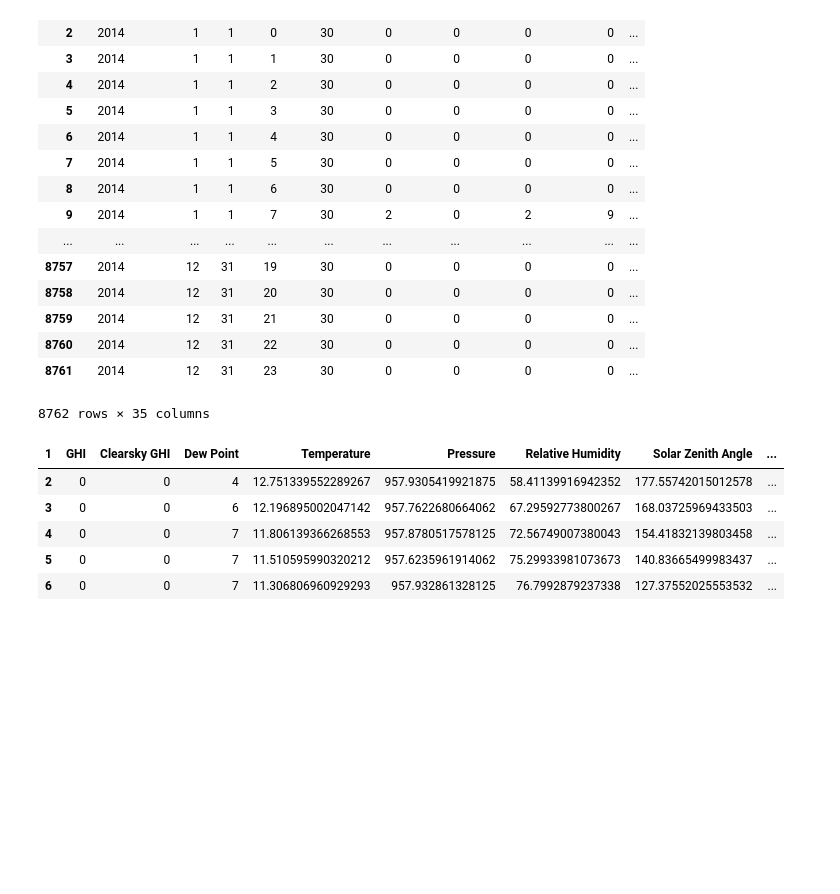
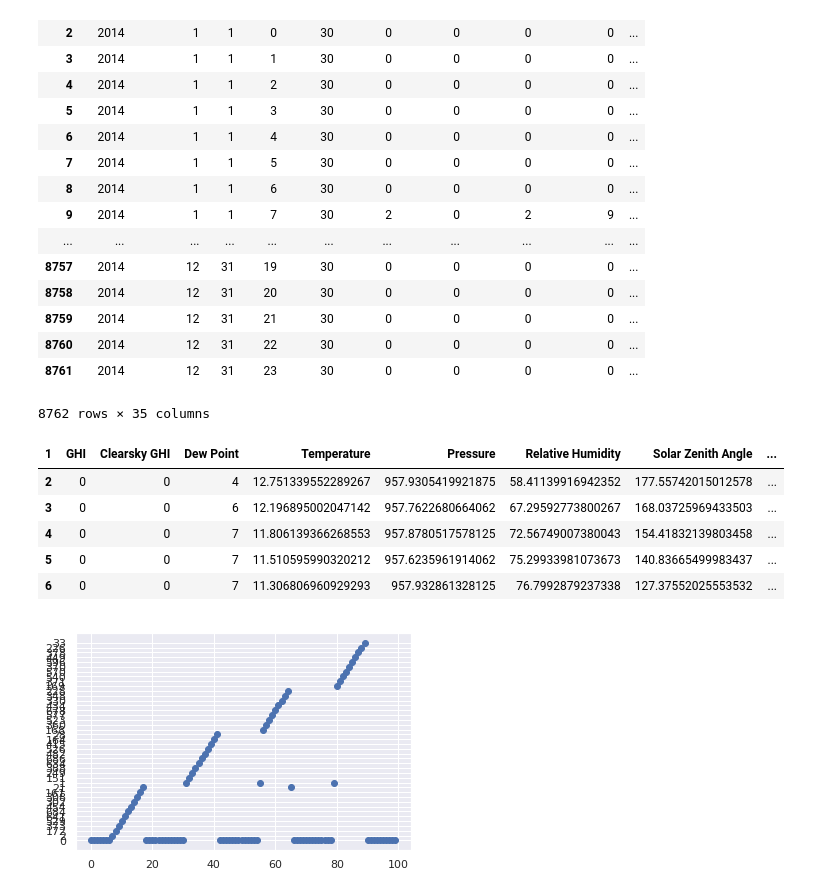
Before and after one commit to orionpax00/weather, a Jupyter notebook: src/data_filtering_&_plots.ipynb, the cells around one changed output. Saved outputs shown, nothing was run; the diff lists cells and outputs as text; code cells hidden in the pictures; blank space fills up the shorter version.

```diff
--- a/src/data_filtering_&_plots.ipynb
+++ b/src/data_filtering_&_plots.ipynb
@@ -6,7 +6,6 @@ import csv
 import sklearn
 import numpy as np
 import seaborn as sns
-sns.set(style="darkgrid")
 # %%
 data_folder = '../data'
 data_files = os.listdir(data_folder)
@@ -72,9 +71,10 @@ year.head()
 | 5 | 0 | 0 | 7 | 11.510595990320212 | 957.6235961914062 | 75.29933981073673 | 140.83665499983437 | ... |
 | 6 | 0 | 0 | 7 | 11.306806960929293 | 957.932861328125 | 76.7992879237338 | 127.37552025553532 | ... |
 # %%
-x = np.arange(year.shape[0])
-y = year['GHI']
+x = np.arange(year.shape[0])[0:100]
+y = year['GHI'][0:100]
 import matplotlib.pyplot as plt
-%matplotlib inline
-plt.plot(x, y,)
+plt.scatter(x, y)
 plt.show()
+# %% [output]
+[figure, added]
```
Also changed, not shown: parts of 2 cells of this notebook, 1 other file.
